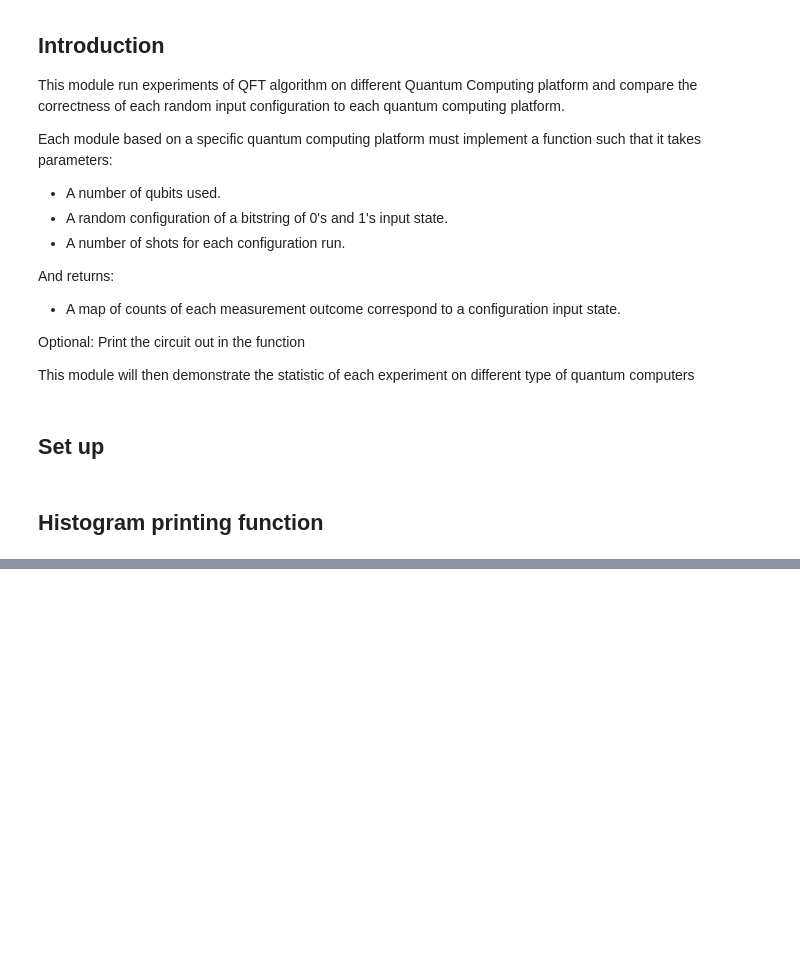
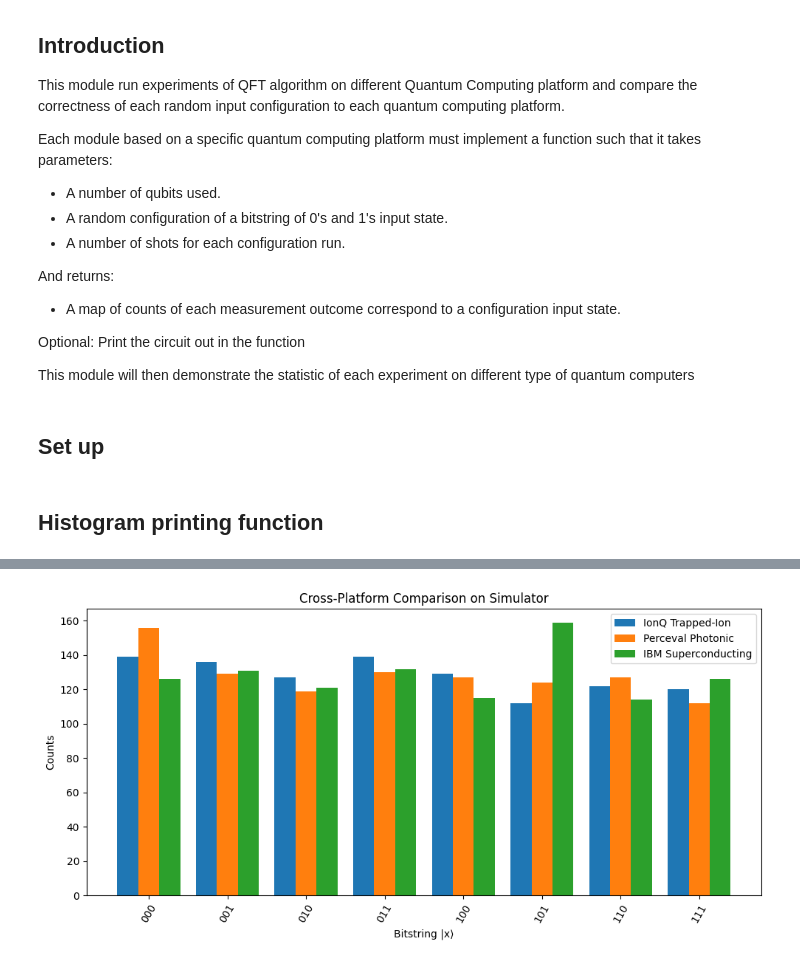
Before and after one commit to msoliviawatt/QFT-Cross-Verification, a Jupyter notebook: qft_verification.ipynb, the cells around one changed output, grey strips where cells are left out. Cells and saved outputs as stored; diff of their text form; code cells hidden in the pictures; blank space fills up the shorter version.

```diff
--- a/qft_verification.ipynb
+++ b/qft_verification.ipynb
@@ -97 +109,5 @@ $\displaystyle \left[\begin{matrix}\frac{\sqrt{2}}{4} & \frac{\sqrt{2}}{4} & \fr
+# %%
+plot_multi_histogram([result_trapped_ion, result_photonic, result_super_conducting], ["IonQ Trapped-Ion", "Perceval Photonic", "IBM Superconducting"], "Cross-Platform Comparison on Simulator (3 qubits, 1024 shots)")
+# %% [output]
+[figure, added]
 # %% [markdown]
```
Also changed, not shown: parts of 20 cells of this notebook, 2 other files.
